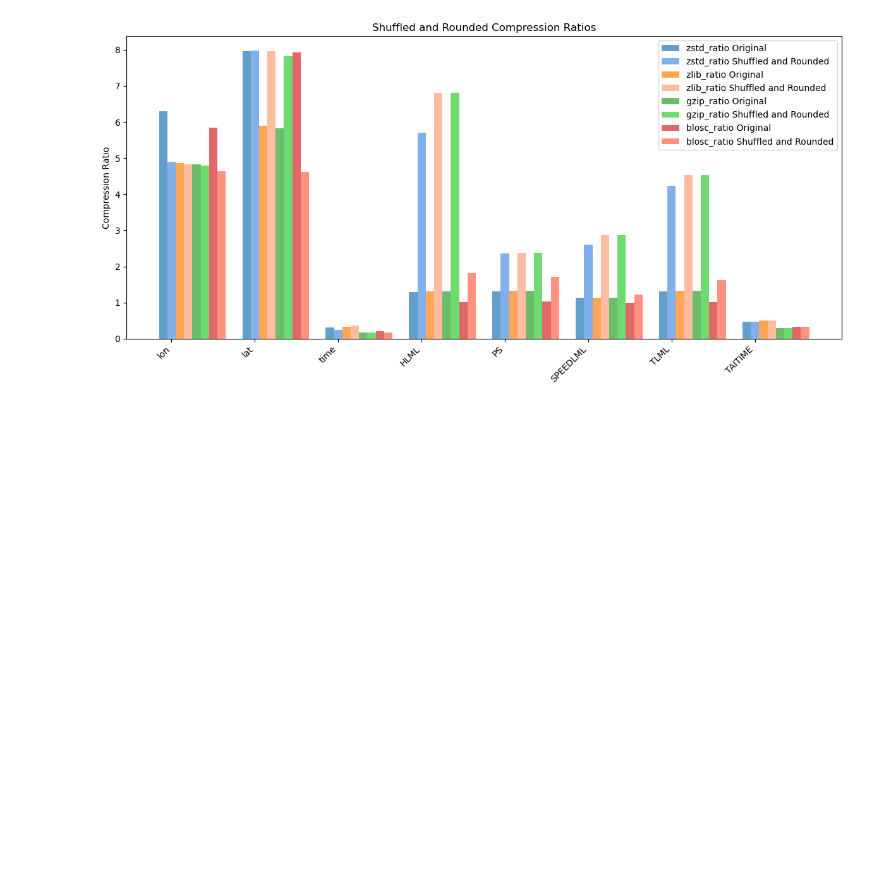
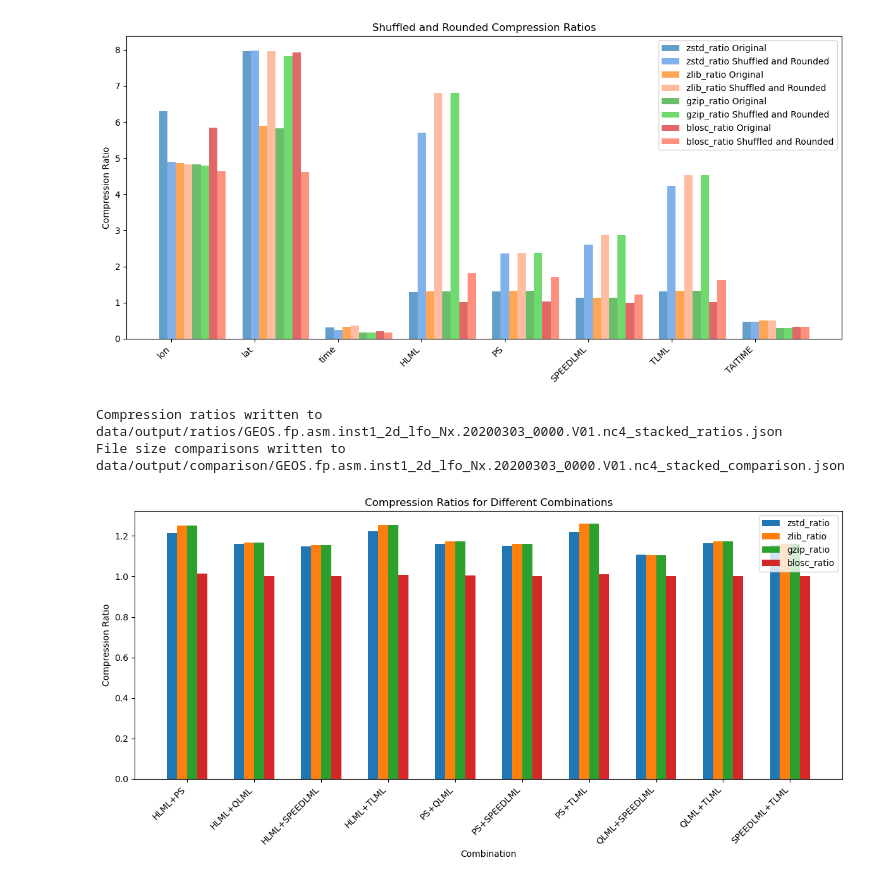
Before and after one commit to jefferyywei/nasa-compression, a Jupyter notebook: compression.ipynb, the cells around one changed output. Saved outputs shown, nothing was run; the diff lists cells and outputs as text; code cells hidden in the pictures; blank space fills up the shorter version.

Commit message:
ratios of two stacked variables

```diff
--- a/compression.ipynb
+++ b/compression.ipynb
@@ -442,0 +508,49 @@ ratio_plots("data/output/ratios/")
+# %%
+compress_all_stacked_vars("GEOS.fp.asm.inst1_2d_lfo_Nx.20200303_0000.V01.nc4")
+# %% [output]
+Compression ratios written to data/output/ratios/GEOS.fp.asm.inst1_2d_lfo_Nx.20200303_0000.V01.nc4_stacked_ratios.json
+File size comparisons written to data/output/comparison/GEOS.fp.asm.inst1_2d_lfo_Nx.20200303_0000.V01.nc4_stacked_comparison.json
+# %%
+def stacked_ratio_plot(directory_path):
+    for filename in os.listdir(directory_path):
+        if filename.endswith('.json') and 'stacked' in filename:
+            file_path = os.path.join(directory_path, filename)
+
+            if os.path.isfile(file_path):
+                with open(file_path, 'r') as file:
+                    data = json.load(file)
+
+                    os.makedirs(directory_path, exist_ok=True)
+
+                    compression_methods = list(next(iter(data.values())).keys())
+
+                    plot_data = {method: [] for method in compression_methods}
+                    labels = []
+
+                    for label, ratios in data.items():
+                        labels.append(label)
+                        for method in compression_methods:
+                            plot_data[method].append(ratios[method])
+
+                    x = np.arange(len(labels))
+                    width = 0.15
+
+                    fig, ax = plt.subplots(figsize=(12, 6))
+
+                    for i, method in enumerate(compression_methods):
+                        ax.bar(x + i * width, plot_data[method], width, label=method)
+
+                    ax.set_title('Compression Ratios for Different Combinations')
+                    ax.set_xlabel('Combination')
+                    ax.set_ylabel('Compression Ratio')
+                    ax.set_xticks(x + width * (len(compression_methods) - 1) / 2)  # Center the ticks
+                    ax.set_xticklabels(labels, rotation=45, ha='right')
+                    ax.legend()
+
+                    plt.tight_layout()
+                    plt.savefig(os.path.join(directory_path, filename.replace('.json', '_stacked.png')))
+                    plt.show()
+# %%
+stacked_ratio_plot("data/output/ratios/")
+# %% [output]
+[figure, added]
```
Also changed, not shown: parts of 3 cells of this notebook, 3 other files.
